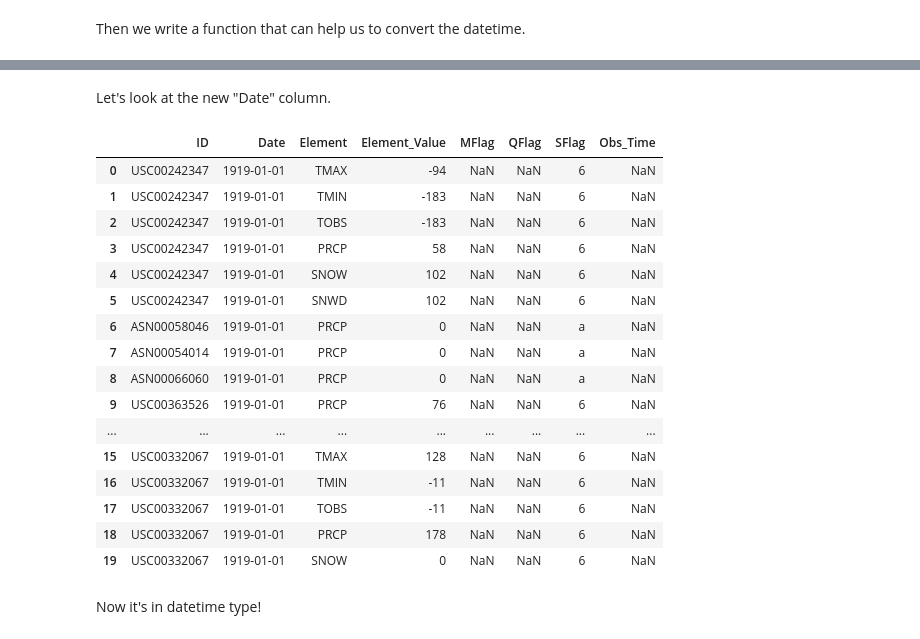
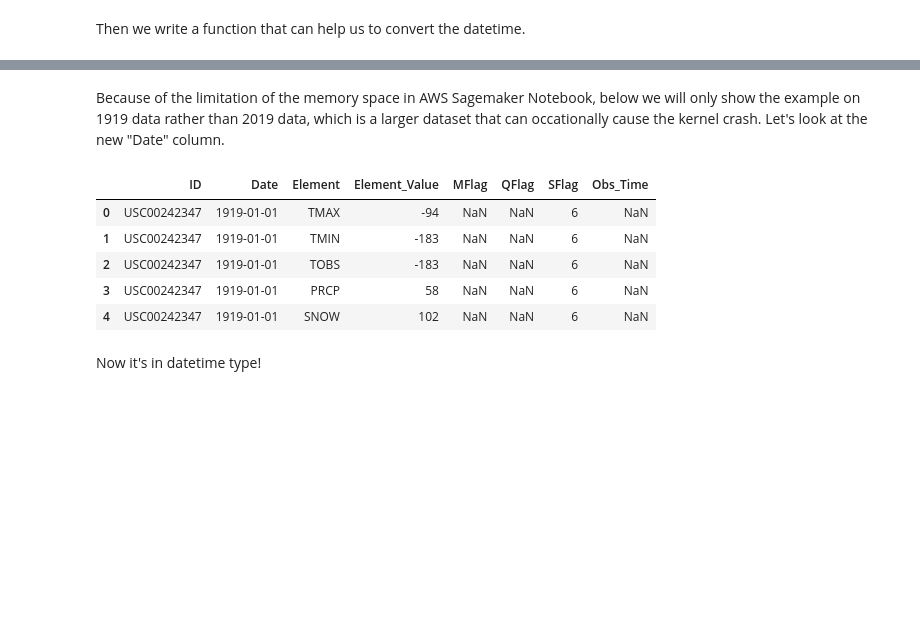
Before and after one commit to miaowu128/QTM350FinalProject, a Jupyter notebook: Elizabeth/Elizabeth.ipynb, the cells around one changed output, grey strips where cells are left out. Saved outputs shown, nothing was run; the diff lists cells and outputs as text; code cells hidden in the pictures; blank space fills up the shorter version.

```diff
--- a/Elizabeth/Elizabeth.ipynb
+++ b/Elizabeth/Elizabeth.ipynb
@@ -483,3 +377,2 @@ Since we want to apply the function to all rows of "Date" column, we have to con
 # %%
-df_1919_pd = pd.DataFrame(df_1919_all)
-df_1919_pd['Date'] = df_1919_pd['Date'].apply(toDatetime)
+df_1919['Date'] = df_1919['Date'].apply(toDatetime)
@@ -488,25 +379,15 @@ df_1919_date = df_1919_pd
-# %% [markdown]
-Let's look at the new "Date" column.
-# %%
-df_1919_date.head(20)
-# %% [output]
-|  | ID | Date | Element | Element_Value | MFlag | QFlag | SFlag | Obs_Time |
-| 0 | USC00242347 | 1919-01-01 | TMAX | -94 | NaN | NaN | 6 | NaN |
-| 1 | USC00242347 | 1919-01-01 | TMIN | -183 | NaN | NaN | 6 | NaN |
-| 2 | USC00242347 | 1919-01-01 | TOBS | -183 | NaN | NaN | 6 | NaN |
-| 3 | USC00242347 | 1919-01-01 | PRCP | 58 | NaN | NaN | 6 | NaN |
-| 4 | USC00242347 | 1919-01-01 | SNOW | 102 | NaN | NaN | 6 | NaN |
-| 5 | USC00242347 | 1919-01-01 | SNWD | 102 | NaN | NaN | 6 | NaN |
-| 6 | ASN00058046 | 1919-01-01 | PRCP | 0 | NaN | NaN | a | NaN |
-| 7 | ASN00054014 | 1919-01-01 | PRCP | 0 | NaN | NaN | a | NaN |
-| 8 | ASN00066060 | 1919-01-01 | PRCP | 0 | NaN | NaN | a | NaN |
-| 9 | USC00363526 | 1919-01-01 | PRCP | 76 | NaN | NaN | 6 | NaN |
-| ... | ... | ... | ... | ... | ... | ... | ... | ... |
-| 15 | USC00332067 | 1919-01-01 | TMAX | 128 | NaN | NaN | 6 | NaN |
-| 16 | USC00332067 | 1919-01-01 | TMIN | -11 | NaN | NaN | 6 | NaN |
-| 17 | USC00332067 | 1919-01-01 | TOBS | -11 | NaN | NaN | 6 | NaN |
-| 18 | USC00332067 | 1919-01-01 | PRCP | 178 | NaN | NaN | 6 | NaN |
-| 19 | USC00332067 | 1919-01-01 | SNOW | 0 | NaN | NaN | 6 | NaN |
+# %% [markdown]
+Because of the limitation of the memory space in AWS Sagemaker Notebook, below we will only show the example on 1919 data rather than 2019 data, which is a larger dataset that can occationally cause the kernel crash.
+Let's look at the new "Date" column.
+# %%
+df_1919.head()
+# %% [output]
+|  | ID | Date | Element | Element_Value | MFlag | QFlag | SFlag | Obs_Time |
+| 0 | USC00242347 | 1919-01-01 | TMAX | -94 | NaN | NaN | 6 | NaN |
+| 1 | USC00242347 | 1919-01-01 | TMIN | -183 | NaN | NaN | 6 | NaN |
+| 2 | USC00242347 | 1919-01-01 | TOBS | -183 | NaN | NaN | 6 | NaN |
+| 3 | USC00242347 | 1919-01-01 | PRCP | 58 | NaN | NaN | 6 | NaN |
+| 4 | USC00242347 | 1919-01-01 | SNOW | 102 | NaN | NaN | 6 | NaN |
 # %% [markdown]
 Now it's in datetime type!
 # %% [markdown]
```
Also changed, not shown: parts of 40 cells of this notebook.
